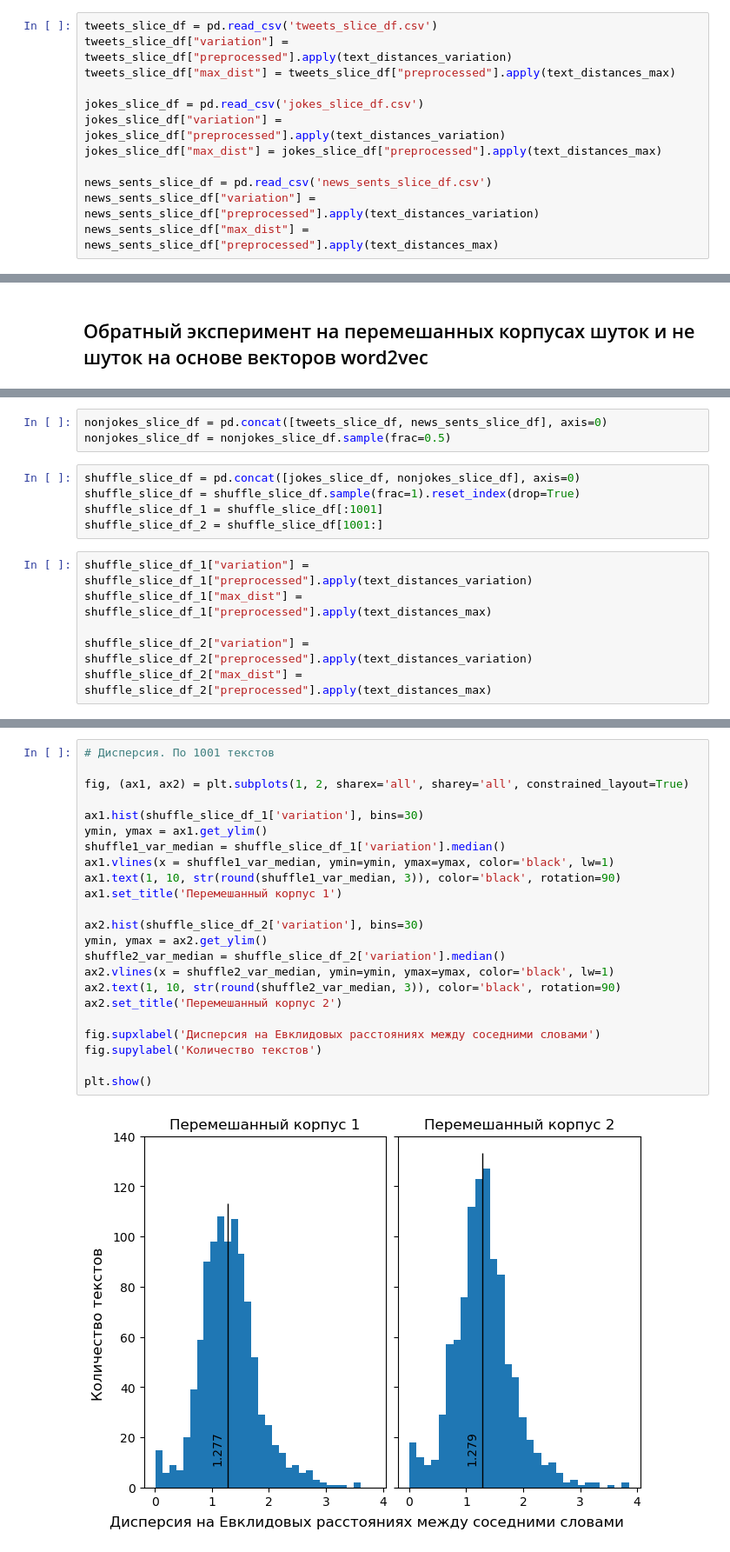
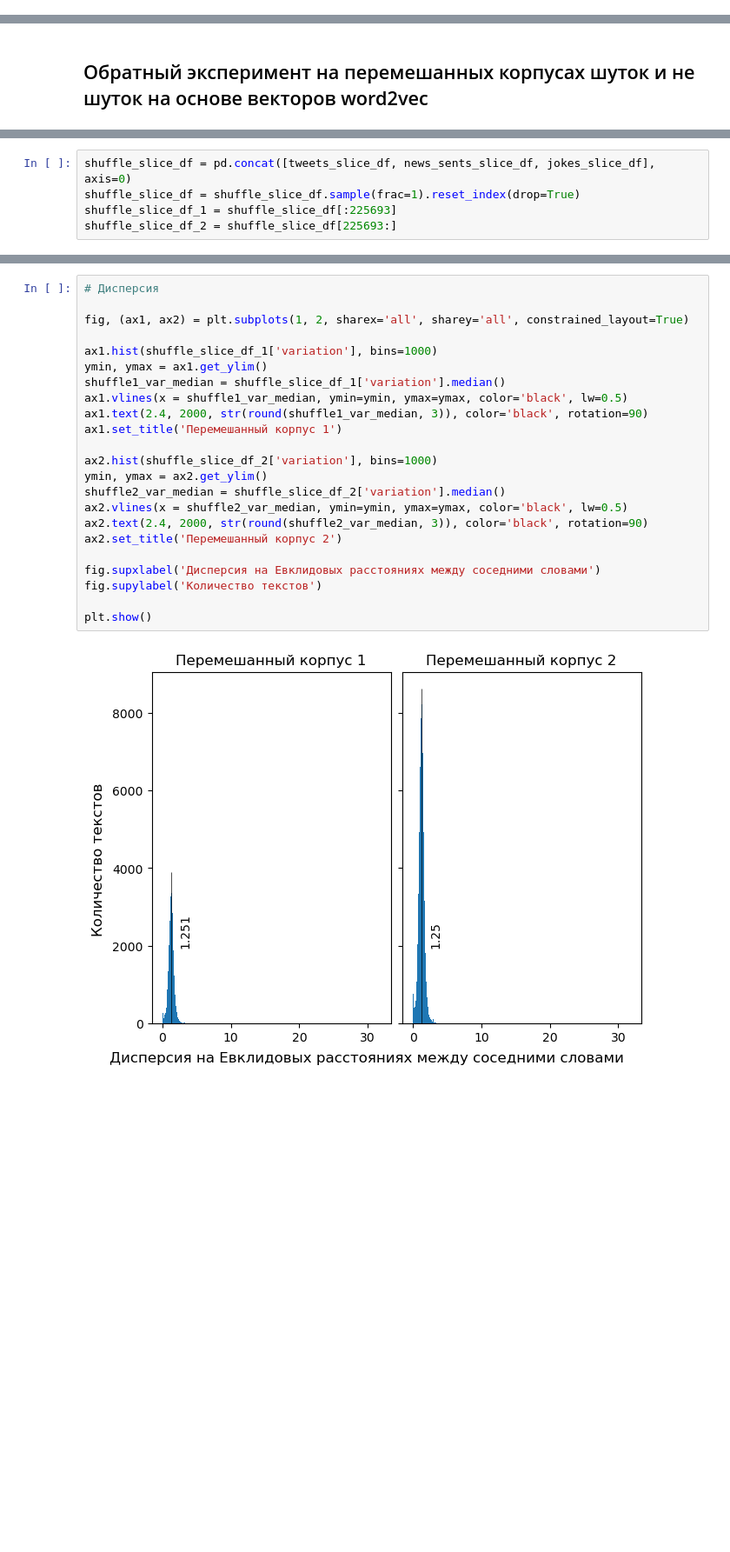
Before and after one commit to tadgeislamins/jokes_apart, a Jupyter notebook: coursework2025.ipynb, the cells around one changed output, grey strips where cells are left out. Shown at 87% size. Cells and saved outputs as stored; diff of their text form; blank space fills up the shorter version.

```diff
--- a/coursework2025.ipynb
+++ b/coursework2025.ipynb
@@ -1035,13 +1343 @@ def text_distances_max(text):
-# %%
-tweets_slice_df = pd.read_csv('tweets_slice_df.csv')
-tweets_slice_df["variation"] = tweets_slice_df["preprocessed"].apply(text_distances_variation)
-tweets_slice_df["max_dist"] = tweets_slice_df["preprocessed"].apply(text_distances_max)
-
-jokes_slice_df = pd.read_csv('jokes_slice_df.csv')
-jokes_slice_df["variation"] = jokes_slice_df["preprocessed"].apply(text_distances_variation)
-jokes_slice_df["max_dist"] = jokes_slice_df["preprocessed"].apply(text_distances_max)
-
-news_sents_slice_df = pd.read_csv('news_sents_slice_df.csv')
-news_sents_slice_df["variation"] = news_sents_slice_df["preprocessed"].apply(text_distances_variation)
-news_sents_slice_df["max_dist"] = news_sents_slice_df["preprocessed"].apply(text_distances_max)
 # %%
@@ -1145,14 +1531,5 @@ print(f"- твиты vs. предложения новостей, p-value={wilco
 # %%
-nonjokes_slice_df = pd.concat([tweets_slice_df, news_sents_slice_df], axis=0)
-nonjokes_slice_df = nonjokes_slice_df.sample(frac=0.5)
+shuffle_slice_df = pd.concat([tweets_slice_df, news_sents_slice_df, jokes_slice_df], axis=0)
+shuffle_slice_df = shuffle_slice_df.sample(frac=1).reset_index(drop=True)
+shuffle_slice_df_1 = shuffle_slice_df[:225693]
+shuffle_slice_df_2 = shuffle_slice_df[225693:]
-# %%
-shuffle_slice_df = pd.concat([jokes_slice_df, nonjokes_slice_df], axis=0)
-shuffle_slice_df = shuffle_slice_df.sample(frac=1).reset_index(drop=True)
-shuffle_slice_df_1 = shuffle_slice_df[:1001]
-shuffle_slice_df_2 = shuffle_slice_df[1001:]
-# %%
-shuffle_slice_df_1["variation"] = shuffle_slice_df_1["preprocessed"].apply(text_distances_variation)
-shuffle_slice_df_1["max_dist"] = shuffle_slice_df_1["preprocessed"].apply(text_distances_max)
-
-shuffle_slice_df_2["variation"] = shuffle_slice_df_2["preprocessed"].apply(text_distances_variation)
-shuffle_slice_df_2["max_dist"] = shuffle_slice_df_2["preprocessed"].apply(text_distances_max)
@@ -1180,25 +1536,25 @@ See the caveats in the documentation: https://pandas.pydata.org/pandas-docs/stab
 # %%
-# Дисперсия. По 1001 текстов
+# Дисперсия
 
 fig, (ax1, ax2) = plt.subplots(1, 2, sharex='all', sharey='all', constrained_layout=True)
 
-ax1.hist(shuffle_slice_df_1['variation'], bins=30)
+ax1.hist(shuffle_slice_df_1['variation'], bins=1000)
 ymin, ymax = ax1.get_ylim()
 shuffle1_var_median = shuffle_slice_df_1['variation'].median()
-ax1.vlines(x = shuffle1_var_median, ymin=ymin, ymax=ymax, color='black', lw=1)
-ax1.text(1, 10, str(round(shuffle1_var_median, 3)), color='black', rotation=90)
+ax1.vlines(x = shuffle1_var_median, ymin=ymin, ymax=ymax, color='black', lw=0.5)
+ax1.text(2.4, 2000, str(round(shuffle1_var_median, 3)), color='black', rotation=90)
 ax1.set_title('Перемешанный корпус 1')
 
-ax2.hist(shuffle_slice_df_2['variation'], bins=30)
+ax2.hist(shuffle_slice_df_2['variation'], bins=1000)
 ymin, ymax = ax2.get_ylim()
 shuffle2_var_median = shuffle_slice_df_2['variation'].median()
-ax2.vlines(x = shuffle2_var_median, ymin=ymin, ymax=ymax, color='black', lw=1)
-ax2.text(1, 10, str(round(shuffle2_var_median, 3)), color='black', rotation=90)
+ax2.vlines(x = shuffle2_var_median, ymin=ymin, ymax=ymax, color='black', lw=0.5)
+ax2.text(2.4, 2000, str(round(shuffle2_var_median, 3)), color='black', rotation=90)
 ax2.set_title('Перемешанный корпус 2')
 
 fig.supxlabel('Дисперсия на Евклидовых расстояниях между соседними словами')
 fig.supylabel('Количество текстов')
 
 plt.show()
 # %% [output]
-[figure, old version]
+[figure, new version]
```
Also changed, not shown: parts of 93 cells of this notebook.
